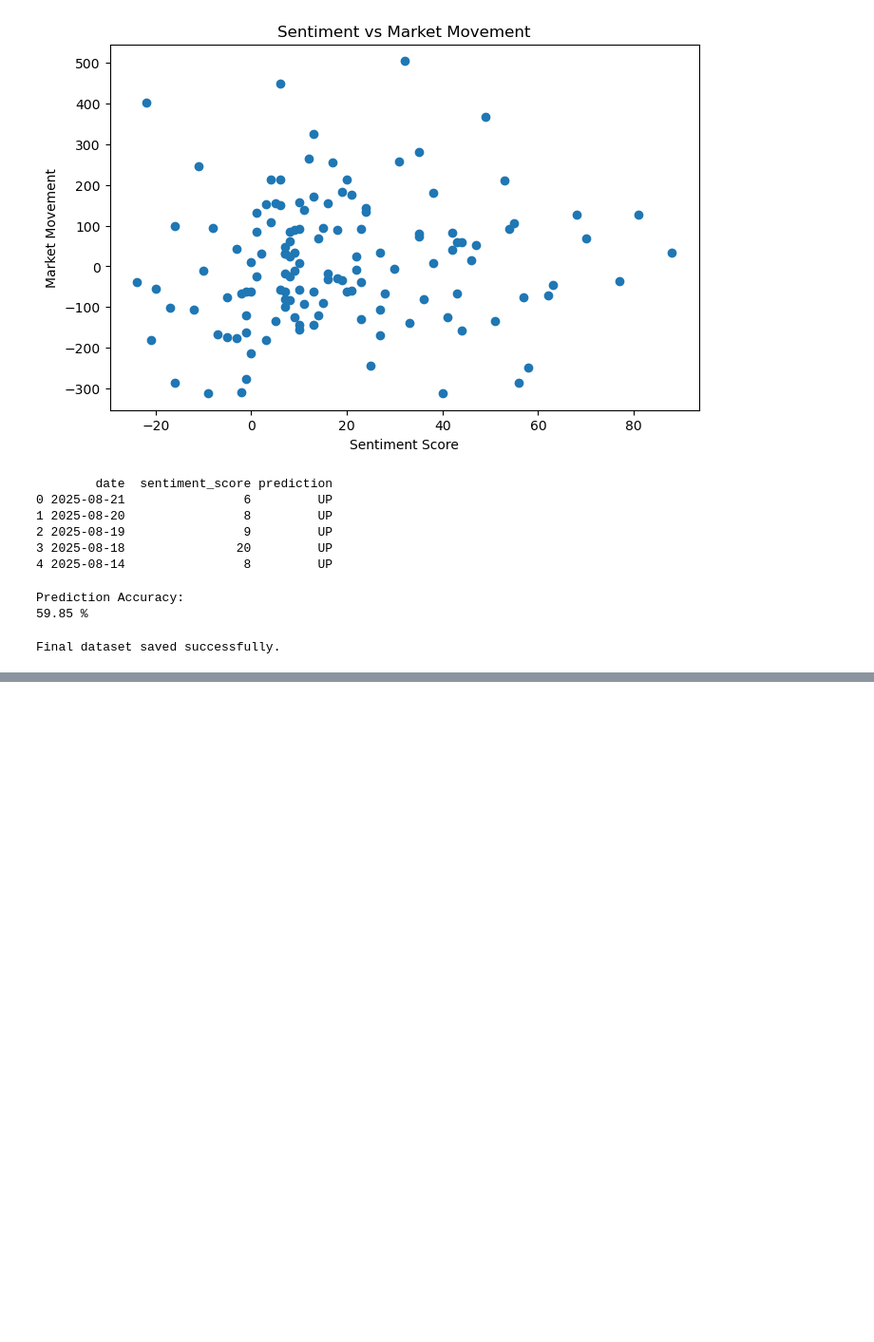
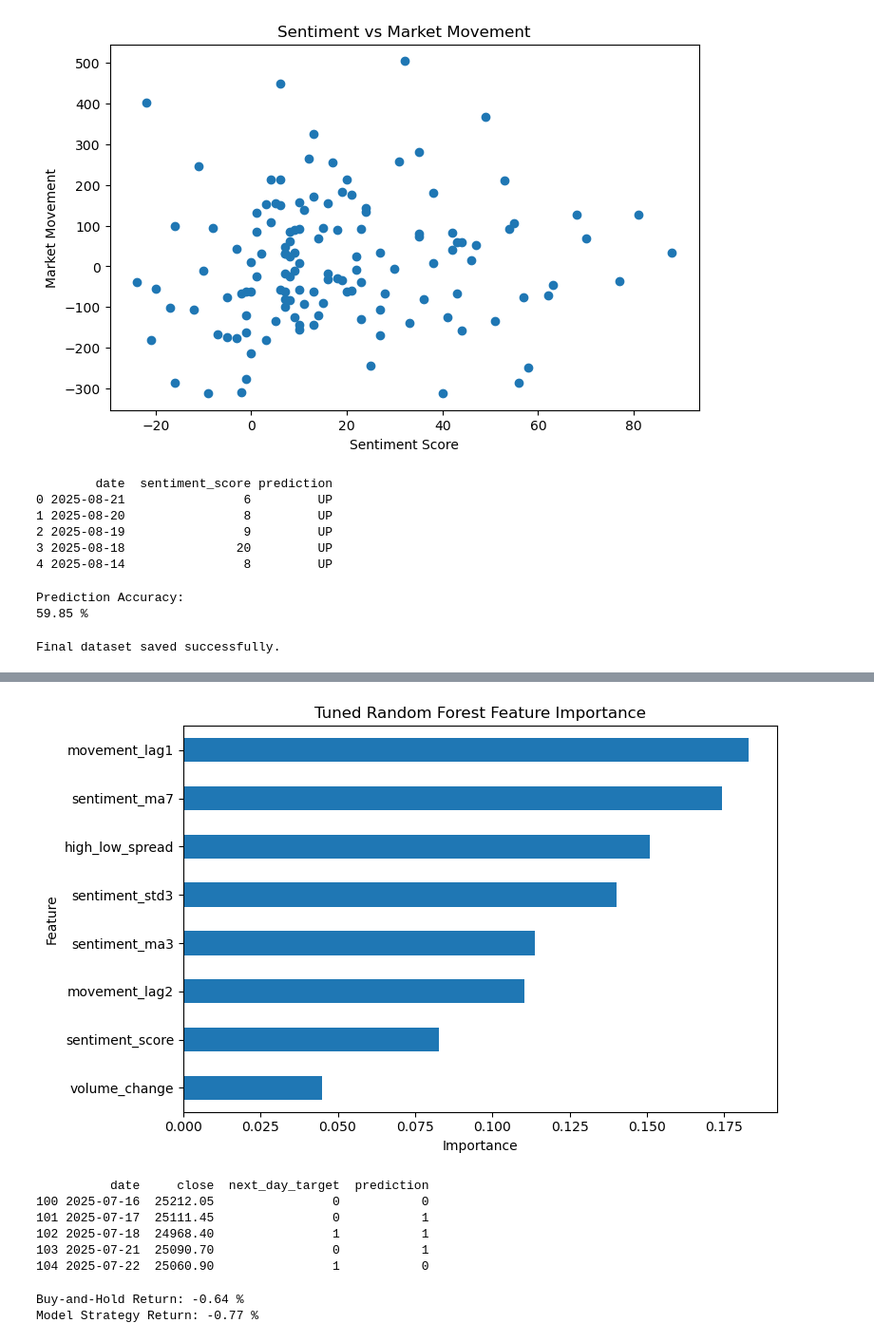
Before and after one commit to Arka-Deep/Financial-News-Sentiment-Analysis---KElective-Assignment, a Jupyter notebook: 01_analysis.ipynb, the cells around one changed output, grey strips where cells are left out. Shown at 95% size. Saved outputs shown, nothing was run; the diff lists cells and outputs as text; code cells hidden in the pictures; blank space fills up the shorter version.

Commit message:
generated predictions using ML Models

```diff
--- a/01_analysis.ipynb
+++ b/01_analysis.ipynb
@@ -699,0 +1474,9 @@ Final dataset saved successfully.
+# %%
+feature_importance = pd.Series(
+    best_rf.feature_importances_,
+    index=feature_cols
+).sort_values(
+    ascending=False
+)
+
+print(feature_importance)
@@ -699,0 +1493,48 @@ Final dataset saved successfully.
+# %%
+plt.figure(figsize=(8, 5))
+
+feature_importance.sort_values().plot(
+    kind='barh'
+)
+
+plt.title(
+    'Tuned Random Forest Feature Importance'
+)
+
+plt.xlabel('Importance')
+plt.ylabel('Feature')
+
+plt.tight_layout()
+plt.savefig(
+    "plots/tunedRandomForestFeatureImportance.png",
+    dpi=300,
+    bbox_inches="tight"
+)
+plt.show()
+plt.show()
+# %% [output]
+[figure, added]
+# %%
+backtest_df = ml_df.iloc[
+    split_idx:
+].copy()
+
+backtest_df['prediction'] = tuned_rf_pred
+
+print(
+    backtest_df[
+        [
+            'date',
+            'close',
+            'next_day_target',
+            'prediction'
+        ]
+    ].head()
+)
+# %% [output]
+          date     close  next_day_target  prediction
+100 2025-07-16  25212.05                0           0
+101 2025-07-17  25111.45                0           1
+102 2025-07-18  24968.40                1           1
+103 2025-07-21  25090.70                0           1
+104 2025-07-22  25060.90                1           0
@@ -699,0 +1567,23 @@ Final dataset saved successfully.
+# %%
+buy_hold_return = (
+    backtest_df['buy_hold_growth'].iloc[-1] - 1
+)
+
+strategy_return = (
+    backtest_df['strategy_growth'].iloc[-1] - 1
+)
+
+print(
+    "Buy-and-Hold Return:",
+    round(buy_hold_return * 100, 2),
+    "%"
+)
+
+print(
+    "Model Strategy Return:",
+    round(strategy_return * 100, 2),
+    "%"
+)
+# %% [output]
+Buy-and-Hold Return: -0.64 %
+Model Strategy Return: -0.77 %
```
Also changed, not shown: parts of 49 cells of this notebook.
